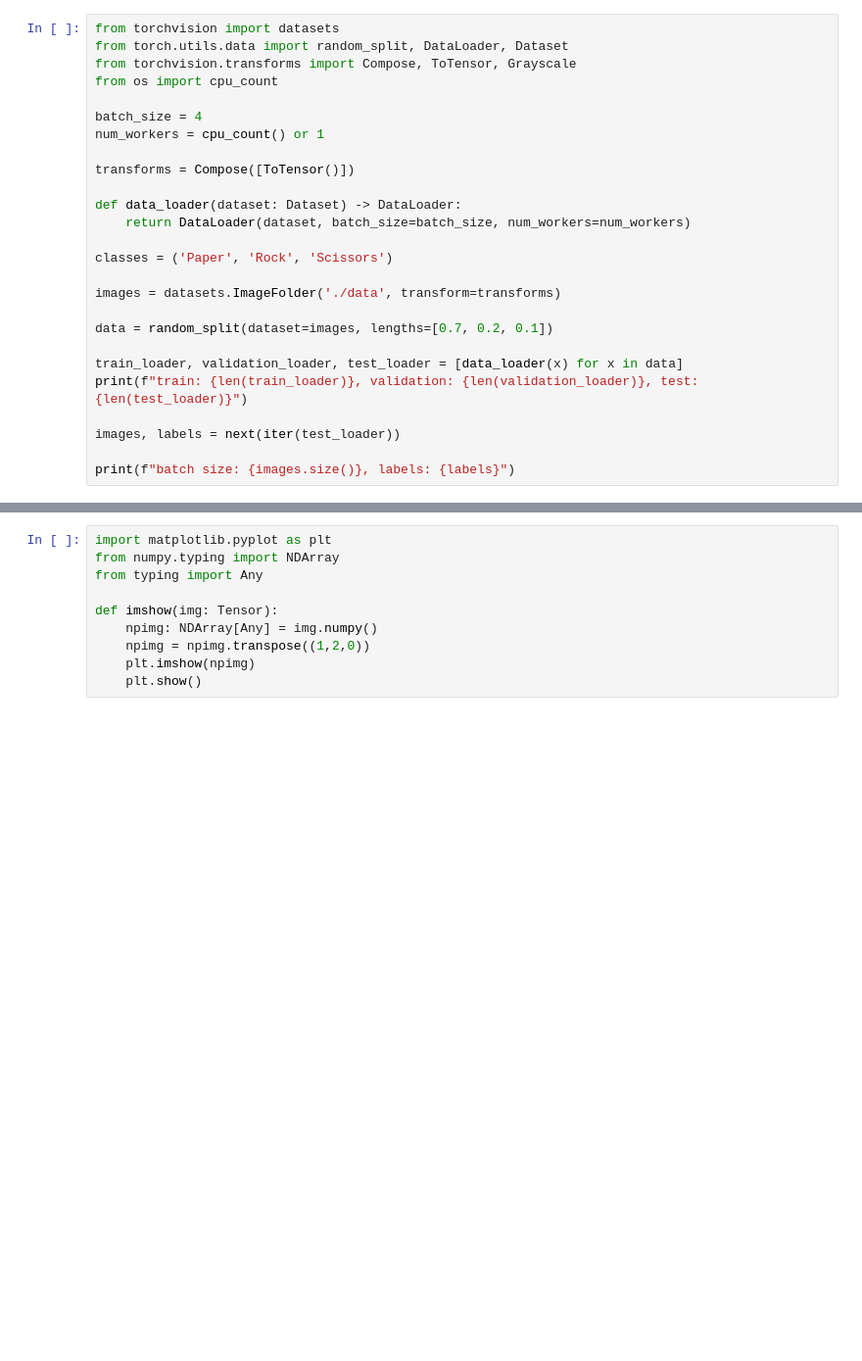
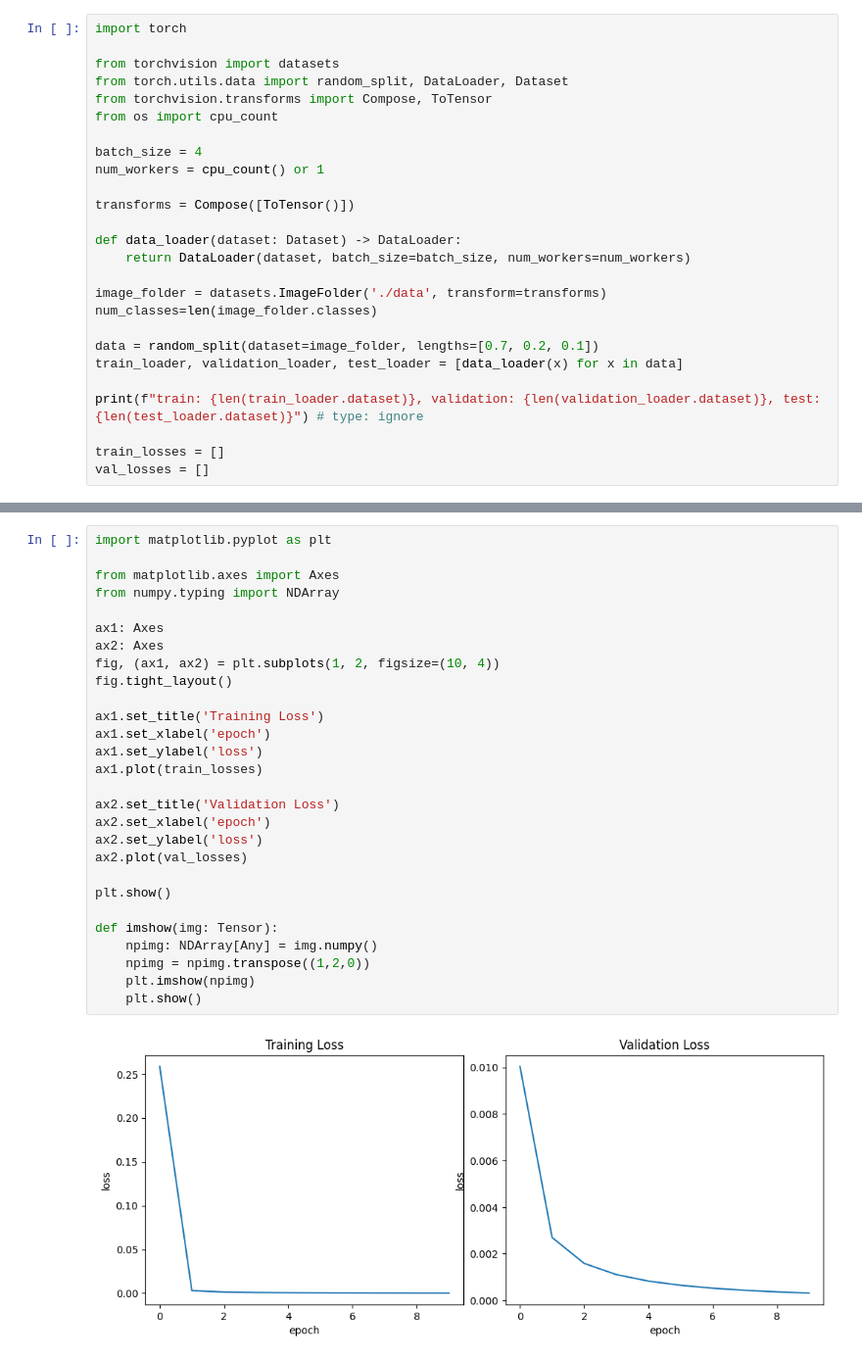
Before and after one commit to loading123456/gesture.deep.learning, a Jupyter notebook: training.ipynb, the cells around one changed output, grey strips where cells are left out. Shown at 98% size. Saved outputs shown, nothing was run; the diff lists cells and outputs as text; blank space fills up the shorter version.

```diff
--- a/training.ipynb
+++ b/training.ipynb
@@ -13,9 +13,11 @@ Group members:
 <img src="./design/pytorch.png" width="10%" align="left">
 <img src="./design/lightning.png" width="15%" align="right">
 # %%
+import torch
+
 from torchvision import datasets
 from torch.utils.data import random_split, DataLoader, Dataset
-from torchvision.transforms import Compose, ToTensor, Grayscale
+from torchvision.transforms import Compose, ToTensor
 from os import cpu_count
 
 batch_size = 4
@@ -26,16 +28,14 @@ transforms = Compose([ToTensor()])
 def data_loader(dataset: Dataset) -> DataLoader:
     return DataLoader(dataset, batch_size=batch_size, num_workers=num_workers)
 
-classes = ('Paper', 'Rock', 'Scissors')
+image_folder = datasets.ImageFolder('./data', transform=transforms)
+num_classes=len(image_folder.classes)
 
-images = datasets.ImageFolder('./data', transform=transforms)
+data = random_split(dataset=image_folder, lengths=[0.7, 0.2, 0.1])
+train_loader, validation_loader, test_loader = [data_loader(x) for x in data]
 
-data = random_split(dataset=images, lengths=[0.7, 0.2, 0.1])
+print(f"train: {len(train_loader.dataset)}, validation: {len(validation_loader.dataset)}, test: {len(test_loader.dataset)}") # type: ignore
 
-train_loader, validation_loader, test_loader = [data_loader(x) for x in data]
-print(f"train: {len(train_loader)}, validation: {len(validation_loader)}, test: {len(test_loader)}")
-
-images, labels = next(iter(test_loader))
-
-print(f"batch size: {images.size()}, labels: {labels}")
+train_losses = []
+val_losses = []
 # %% [output]
@@ -167,13 +175,33 @@ Training finished.
 # %%
 import matplotlib.pyplot as plt
+
+from matplotlib.axes import Axes
 from numpy.typing import NDArray
-from typing import Any
+
+ax1: Axes
+ax2: Axes
+fig, (ax1, ax2) = plt.subplots(1, 2, figsize=(10, 4))
+fig.tight_layout()
+
+ax1.set_title('Training Loss')
+ax1.set_xlabel('epoch')
+ax1.set_ylabel('loss')
+ax1.plot(train_losses)
+
+ax2.set_title('Validation Loss')
+ax2.set_xlabel('epoch')
+ax2.set_ylabel('loss')
+ax2.plot(val_losses)
+
+plt.show()
 
 def imshow(img: Tensor):
     npimg: NDArray[Any] = img.numpy()
     npimg = npimg.transpose((1,2,0))
     plt.imshow(npimg)
     plt.show()
+# %% [output]
+[figure, added]
 # %%
 import torch
 from torchvision.utils import make_grid
```
Also changed, not shown: parts of 6 cells of this notebook, 7 other files.
